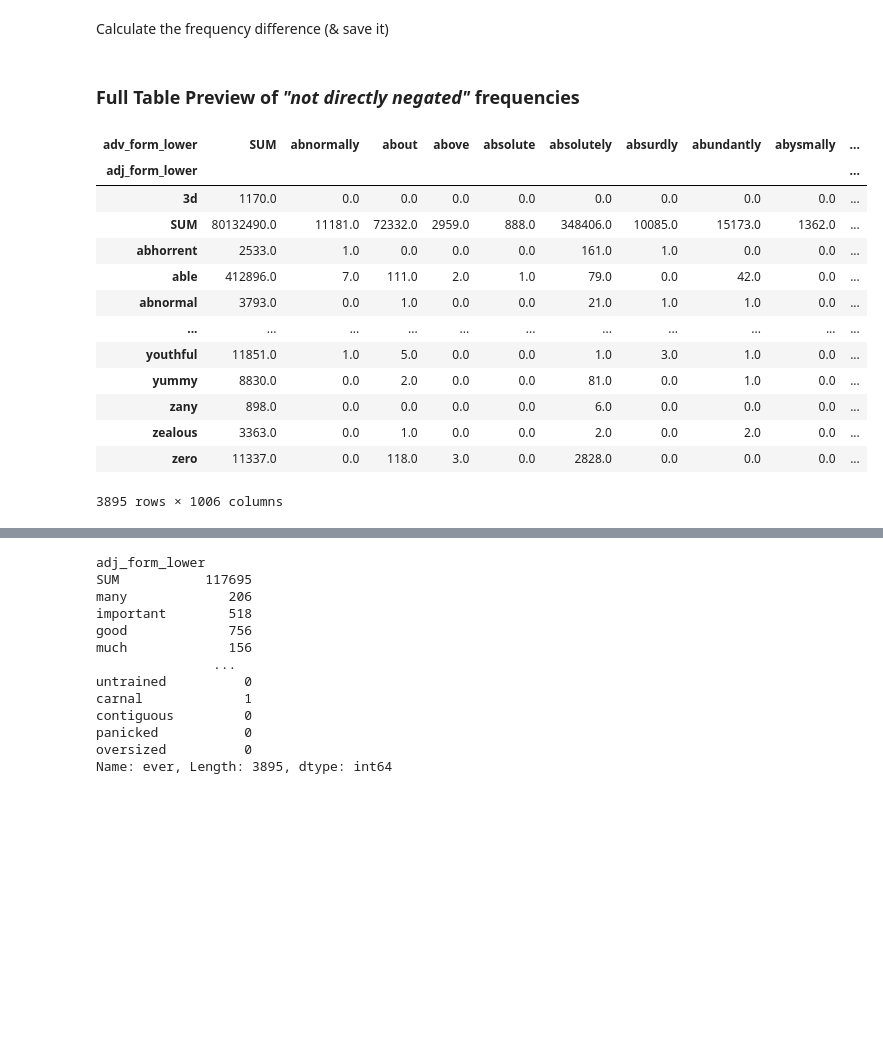
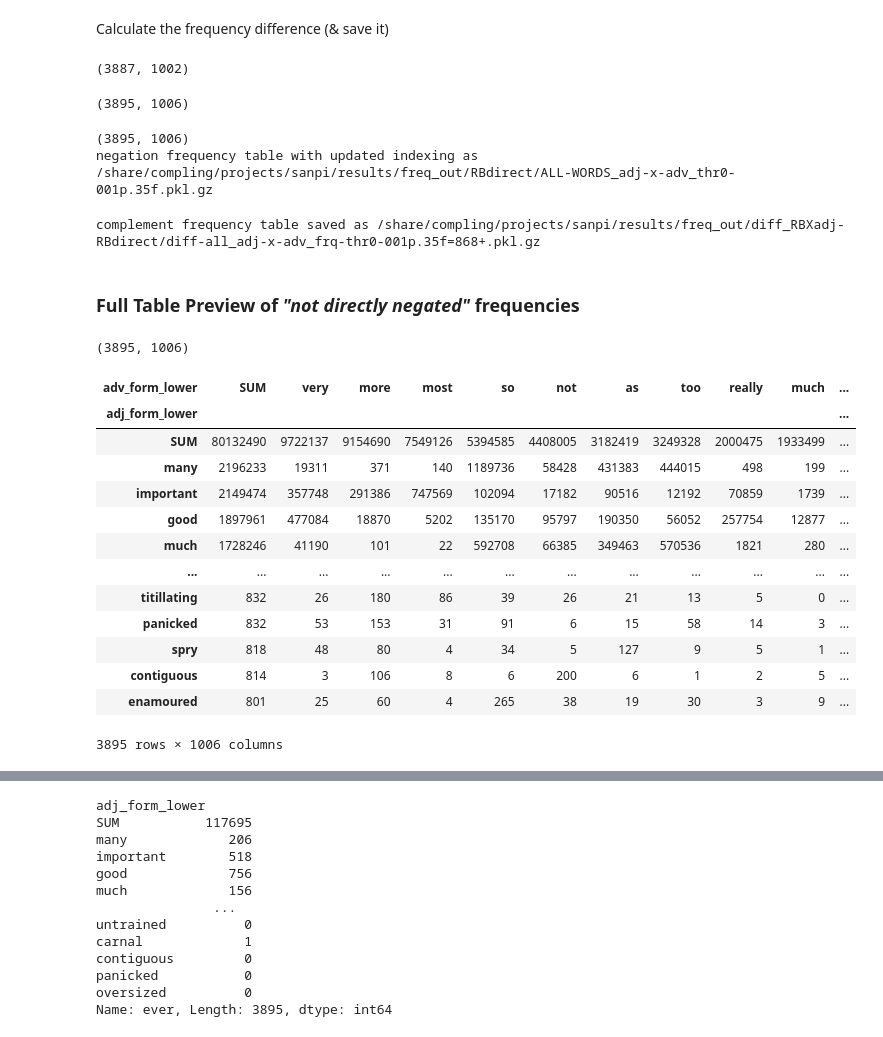
Before and after one commit to AndreaTheLinguist/sanpi, a Jupyter notebook: notebooks/compare_bigram-directNEG.ipynb, the cells around one changed output, grey strips where cells are left out. Saved outputs shown, nothing was run; the diff lists cells and outputs as text; code cells hidden in the pictures; blank space fills up the shorter version.

```diff
--- a/notebooks/compare_bigram-directNEG.ipynb
+++ b/notebooks/compare_bigram-directNEG.ipynb
@@ -270,12 +376,30 @@ all_frq
 #### ➡️ positive polarity candidates
 # %% [markdown]
 Calculate the frequency difference (& save it)
+# %%
+neg_frq.shape
+# neg_all_frq
+# %% [output]
+(3887, 1002)
+# %%
+all_frq.shape
+# %% [output]
+(3895, 1006)
+# %%
+neg_frq = neg_frq.reindex_like(all_frq).fillna(0)
+print(neg_frq.shape)
+updated_neg_pkl = neg_frq_pkl.with_name(neg_frq_pkl.name.replace('all-frq', 'ALL-WORDS'))
+print(f"negation frequency table with updated indexing as {updated_neg_pkl}")
+neg_frq.to_pickle(updated_neg_pkl)
+# %% [output]
+(3895, 1006)
+negation frequency table with updated indexing as /share/compling/projects/sanpi/results/freq_out/RBdirect/ALL-WORDS_adj-x-adv_thr0-001p.35f.pkl.gz
 # %%
-# calculate the difference
+calculate the difference
 frq_diff = (all_frq - neg_frq)
 
 # now tweak it a bit for memory optimization and improved legibility
-neg_frq = (frq_diff.fillna(0)
+frq_diff = (frq_diff#.fillna(0)
           .apply(pd.to_numeric, downcast='unsigned')
           .sort_values('SUM', axis=0, ascending=False)
           .sort_values('SUM', ascending=False))
@@ -288,22 +412,27 @@ frq_diff_pkl = (neg_frq_pkl.parent
 # if path doesn't poin to a file, save the table as path
 if not frq_diff_pkl.is_file():
     frq_diff.to_pickle(frq_diff_pkl)
+    print(f'complement frequency table saved as {frq_diff_pkl}')
+# %% [output]
+complement frequency table saved as /share/compling/projects/sanpi/results/freq_out/diff_RBXadj-RBdirect/diff-all_adj-x-adv_frq-thr0-001p.35f=868+.pkl.gz
 # %% [markdown]
 ### Full Table Preview of _"not directly negated"_ frequencies
 # %%
-frq_diff.apply(pd.to_numeric, downcast='unsigned')
+print(frq_diff.shape)
+frq_diff#.apply(pd.to_numeric, downcast='unsigned')
 # %% [output]
+(3895, 1006)
-| adv_form_lower | SUM | abnormally | about | above | absolute | absolutely | absurdly | abundantly | abysmally | ... |
-| adj_form_lower |  |  |  |  |  |  |  |  |  | ... |
-| 3d | 1170.0 | 0.0 | 0.0 | 0.0 | 0.0 | 0.0 | 0.0 | 0.0 | 0.0 | ... |
-| SUM | 80132490.0 | 11181.0 | 72332.0 | 2959.0 | 888.0 | 348406.0 | 10085.0 | 15173.0 | 1362.0 | ... |
-| abhorrent | 2533.0 | 1.0 | 0.0 | 0.0 | 0.0 | 161.0 | 1.0 | 0.0 | 0.0 | ... |
-| able | 412896.0 | 7.0 | 111.0 | 2.0 | 1.0 | 79.0 | 0.0 | 42.0 | 0.0 | ... |
-| abnormal | 3793.0 | 0.0 | 1.0 | 0.0 | 0.0 | 21.0 | 1.0 | 1.0 | 0.0 | ... |
-| ... | ... | ... | ... | ... | ... | ... | ... | ... | ... | ... |
-| youthful | 11851.0 | 1.0 | 5.0 | 0.0 | 0.0 | 1.0 | 3.0 | 1.0 | 0.0 | ... |
-| yummy | 8830.0 | 0.0 | 2.0 | 0.0 | 0.0 | 81.0 | 0.0 | 1.0 | 0.0 | ... |
-| zany | 898.0 | 0.0 | 0.0 | 0.0 | 0.0 | 6.0 | 0.0 | 0.0 | 0.0 | ... |
-| zealous | 3363.0 | 0.0 | 1.0 | 0.0 | 0.0 | 2.0 | 0.0 | 2.0 | 0.0 | ... |
-| zero | 11337.0 | 0.0 | 118.0 | 3.0 | 0.0 | 2828.0 | 0.0 | 0.0 | 0.0 | ... |
+| adv_form_lower | SUM | very | more | most | so | not | as | too | really | much | ... |
+| adj_form_lower |  |  |  |  |  |  |  |  |  |  | ... |
+| SUM | 80132490 | 9722137 | 9154690 | 7549126 | 5394585 | 4408005 | 3182419 | 3249328 | 2000475 | 1933499 | ... |
+| many | 2196233 | 19311 | 371 | 140 | 1189736 | 58428 | 431383 | 444015 | 498 | 199 | ... |
+| important | 2149474 | 357748 | 291386 | 747569 | 102094 | 17182 | 90516 | 12192 | 70859 | 1739 | ... |
+| good | 1897961 | 477084 | 18870 | 5202 | 135170 | 95797 | 190350 | 56052 | 257754 | 12877 | ... |
+| much | 1728246 | 41190 | 101 | 22 | 592708 | 66385 | 349463 | 570536 | 1821 | 280 | ... |
+| ... | ... | ... | ... | ... | ... | ... | ... | ... | ... | ... | ... |
+| titillating | 832 | 26 | 180 | 86 | 39 | 26 | 21 | 13 | 5 | 0 | ... |
+| panicked | 832 | 53 | 153 | 31 | 91 | 6 | 15 | 58 | 14 | 3 | ... |
+| spry | 818 | 48 | 80 | 4 | 34 | 5 | 127 | 9 | 5 | 1 | ... |
+| contiguous | 814 | 3 | 106 | 8 | 6 | 200 | 6 | 1 | 2 | 5 | ... |
+| enamoured | 801 | 25 | 60 | 4 | 265 | 38 | 19 | 30 | 3 | 9 | ... |
-3895 rows × 1006 columns
+3895 rows × 1006 columns
```
Also changed, not shown: parts of 24 cells of this notebook, 2 other files.
